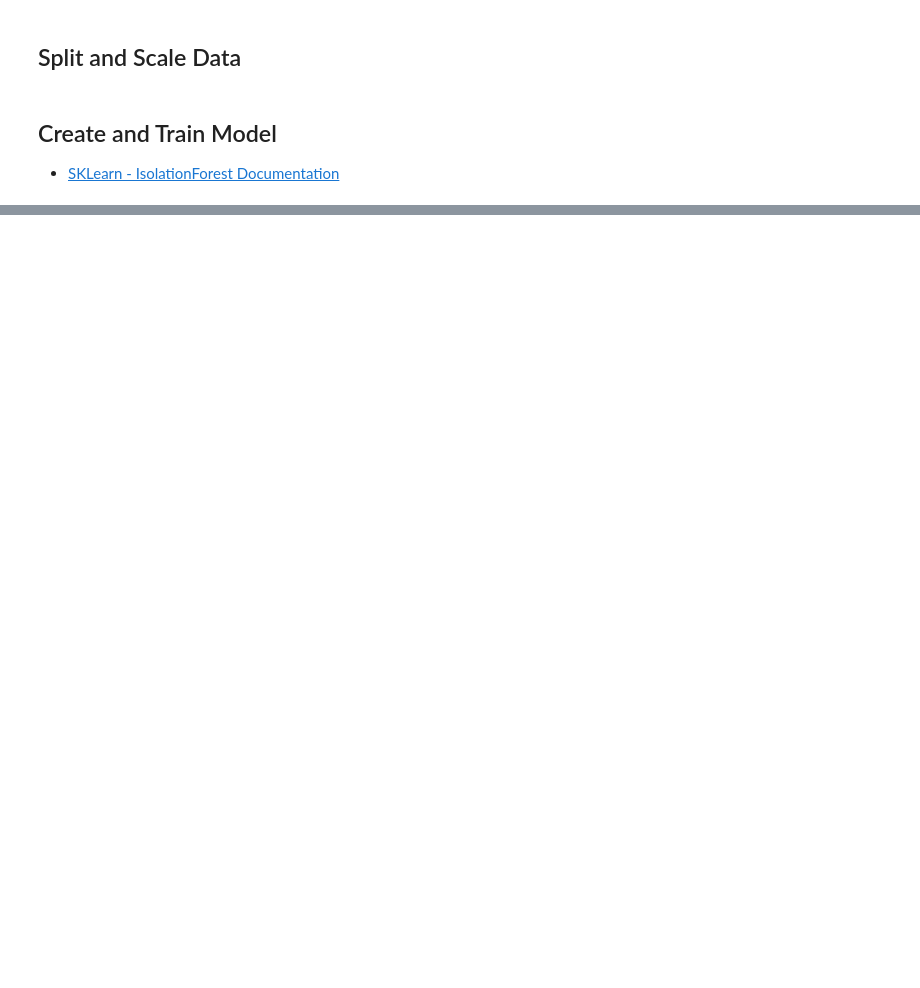
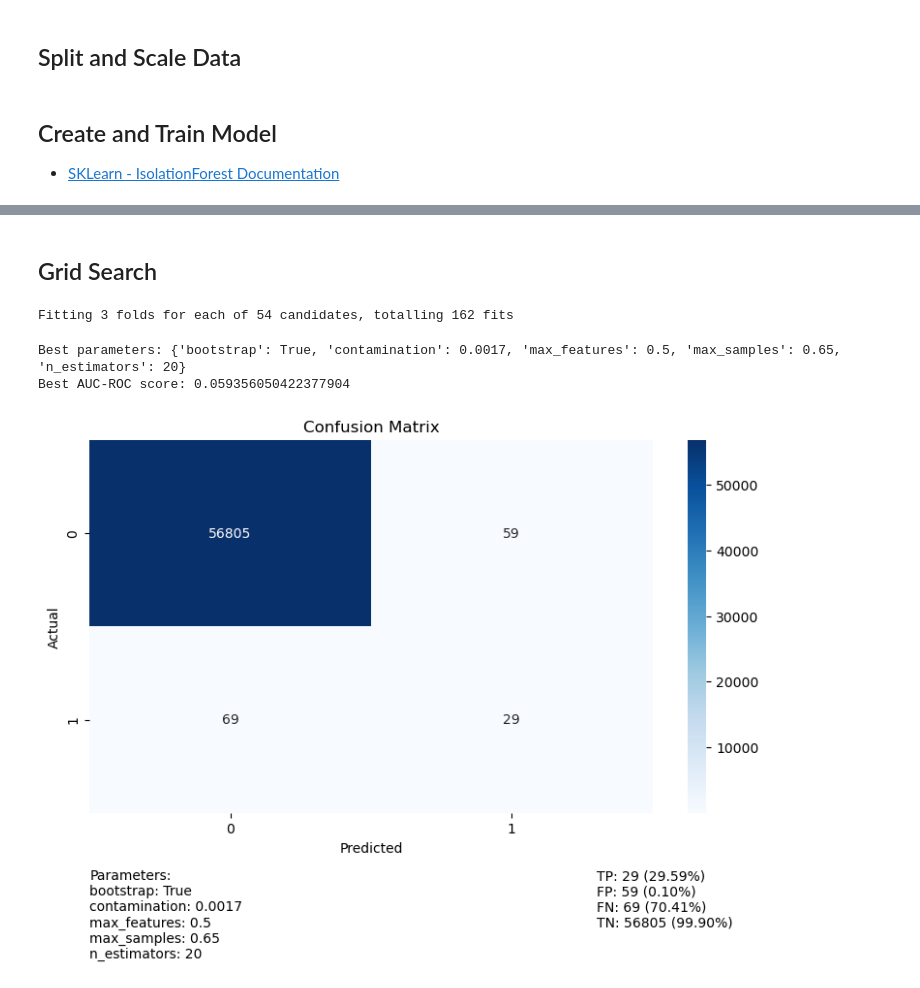
Before and after one commit to fresh-seaway/credit_card_fraud_project, a Jupyter notebook: notebooks/4_isolation_forest.ipynb, the cells around one changed output, grey strips where cells are left out. Saved outputs shown, nothing was run; the diff lists cells and outputs as text; code cells hidden in the pictures; blank space fills up the shorter version.

```diff
--- a/notebooks/4_isolation_forest.ipynb
+++ b/notebooks/4_isolation_forest.ipynb
@@ -79,0 +143,53 @@ df_test.shape
+# %% [markdown]
+## Grid Search
+# %%
+from sklearn.model_selection import GridSearchCV
+from sklearn.metrics import recall_score, make_scorer
+
+param_grid = {
+    'n_estimators': [20, 30, 40],        # Test different numbers of trees
+    'contamination': [0.0017],           # Test around the known fraud rate
+    'max_features': [0.4, 0.5, 0.6],     # Consider subsets of features, None uses all
+    'max_samples': [0.65, 0.75, 0.85],   # Consider subsets of samples
+    'bootstrap': [True, False]           # Sampling w / wo replacement
+}
+
+# Instantiate the IsolationForest model
+# Keep random_state for consistent results across grid searches
+model = IsolationForest(random_state = 42, n_jobs = -1)
+
+
+
+# Instantiate GridSearchCV
+grid_search = GridSearchCV(
+    estimator = model,
+    param_grid = param_grid,
+    scoring = 'roc_auc',    # Use AUC-ROC as the scoring metric
+    cv = 3,                 # 3-fold cross-validation
+    n_jobs = -1,            # Use all available cores for parallel processing
+    verbose = 1             # Print progress
+)
+
+# Fit the GridSearchCV object
+grid_search.fit(X_train, y_train)
+
+# Print the best parameters and score
+print("Best parameters:", grid_search.best_params_)
+print("Best AUC-ROC score:", grid_search.best_score_)
+# %% [output]
+Fitting 3 folds for each of 54 candidates, totalling 162 fits
+Best parameters: {'bootstrap': True, 'contamination': 0.0017, 'max_features': 0.5, 'max_samples': 0.65, 'n_estimators': 20}
+Best AUC-ROC score: 0.059356050422377904
+# %%
+# Get the best model from GridSearchCV
+best_model = grid_search.best_estimator_
+
+# Make predictions on the test set using the best model
+y_pred_scores = best_model.decision_function(X_test)
+y_pred = best_model.predict(X_test)
+y_pred[y_pred == 1] = 0
+y_pred[y_pred == -1] = 1
+
+plot_confusion_matrix(y_test, y_pred, grid_search.best_params_)
+# %% [output]
+[figure, added]
```
Also changed, not shown: parts of 22 cells of this notebook, 3 other files.
